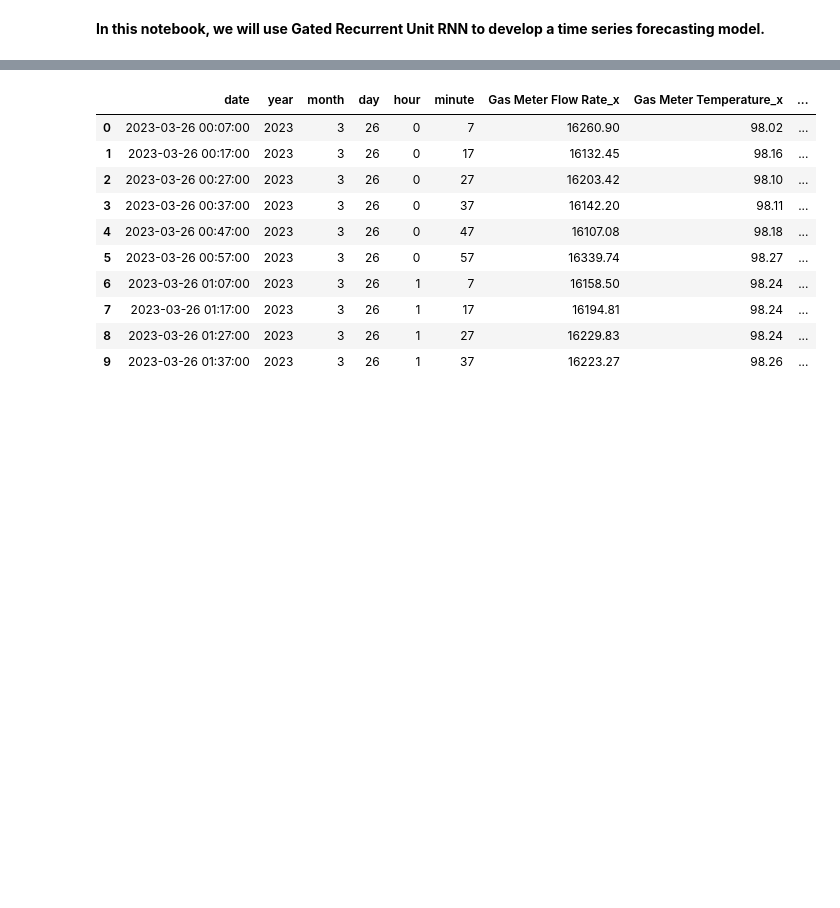
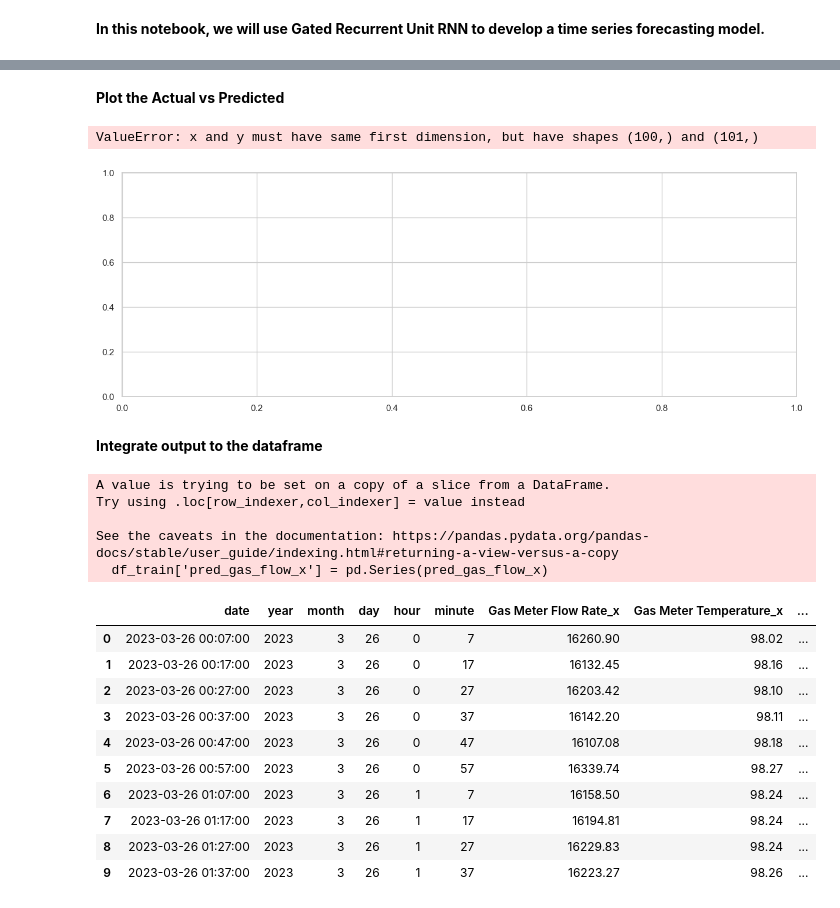
Before and after one commit to MonuSingh16/assessment-takehome, a Jupyter notebook: takehome-sotaog/notebooks/RNN-forecasting-sotaog.ipynb, the cells around one changed output, grey strips where cells are left out. Cells and saved outputs as stored; diff of their text form; code cells hidden in the pictures; blank space fills up the shorter version.

```diff
--- a/takehome-sotaog/notebooks/RNN-forecasting-sotaog.ipynb
+++ b/takehome-sotaog/notebooks/RNN-forecasting-sotaog.ipynb
@@ -331,0 +287,10 @@ See the caveats in the documentation: https://pandas.pydata.org/pandas-docs/stab
+# %%
+from sklearn.metrics import r2_score
+
+best_model = load_model(os.path.join('GRU_Model', 'Gas_Flow_Rate_x.20-0.0021.hdf5'))
+preds = best_model.predict(X_train)
+pred_gas_flow_x = scaler.inverse_transform(preds)
+pred_gas_flow_x = np.squeeze(pred_gas_flow_x)
+
+r2 = r2_score(df_train['Gas Meter Flow Rate_x'].loc[7:], pred_gas_flow_x)
+print('R-squared on validation set of the original air pressure:', r2)
@@ -332,3 +300,27 @@ See the caveats in the documentation: https://pandas.pydata.org/pandas-docs/stab
+# %% [markdown]
+**Plot the Actual vs Predicted**
+# %%
+#Let's plot the first 50 actual and predicted values of gas flow rate
+plt.figure(figsize=(15, 5))
+plt.plot(range(100), df_train['Gas Meter Flow Rate_x'].loc[7:107], linestyle='-', marker='*', color='r')
+plt.plot(range(100), pred_gas_flow_x[:100], linestyle='-', marker='.', color='b')
+plt.legend(['Actual','Predicted'], loc=2)
+plt.title('Actual vs Predicted Air Pressure')
+plt.ylabel('Air Pressure')
+plt.xlabel('Index')
+# %% [output]
+ValueError: x and y must have same first dimension, but have shapes (100,) and (101,)
+[figure, added]
+# %% [markdown]
+**Integrate output to the dataframe**
+# %%
+df_val['pred_gas_flow_x'] = pd.Series(pred_gas_flow_x)
+# %% [output]
+A value is trying to be set on a copy of a slice from a DataFrame.
+Try using .loc[row_indexer,col_indexer] = value instead
+
+See the caveats in the documentation: https://pandas.pydata.org/pandas-docs/stable/user_guide/indexing.html#returning-a-view-versus-a-copy
+  df_train['pred_gas_flow_x'] = pd.Series(pred_gas_flow_x)
 # %%
 df_train.head(10)
 # %% [output]
```
Also changed, not shown: parts of 62 cells of this notebook, 19 other files.
